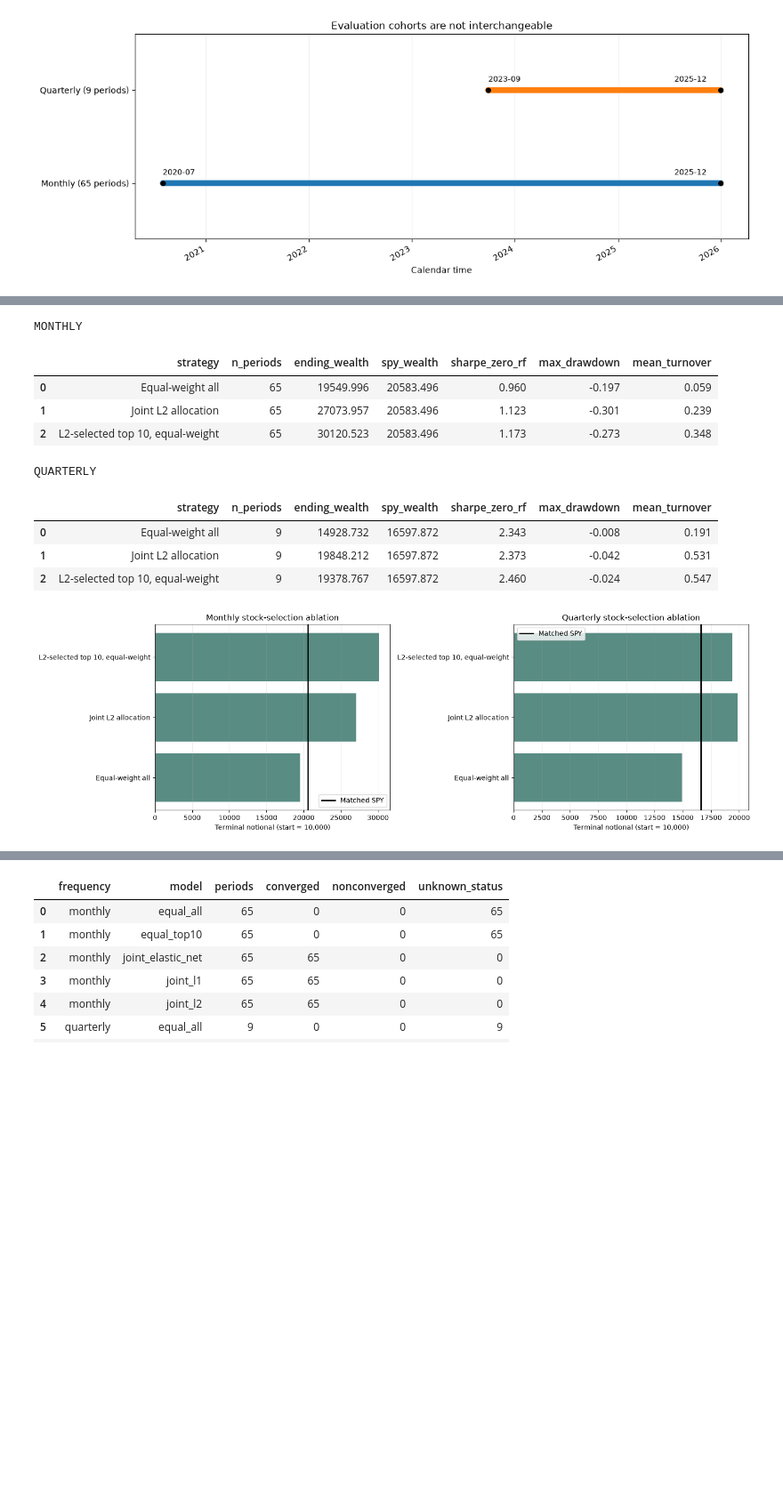
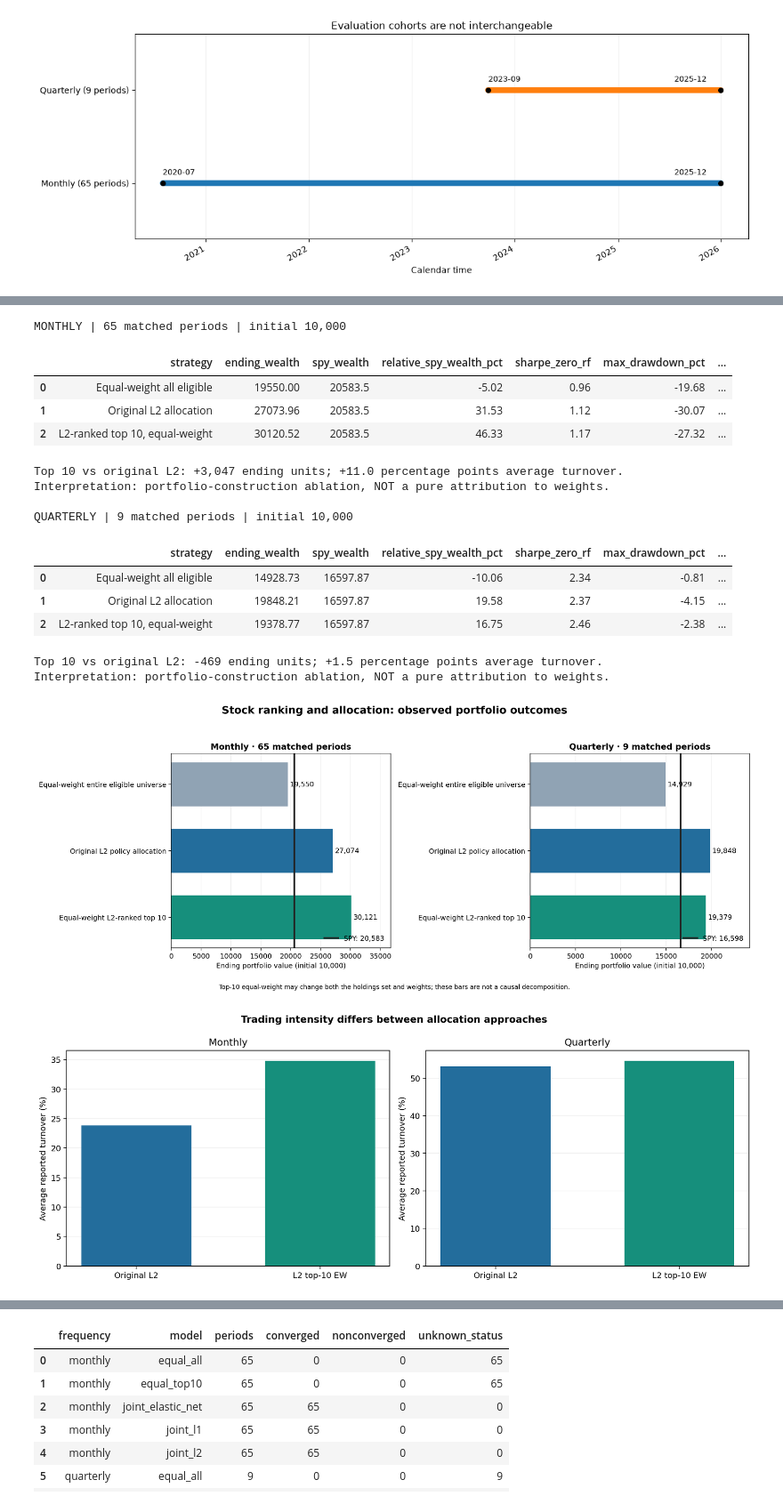
Before and after one commit to tufeiliu/EquityLab-Showcase, a Jupyter notebook: notebooks/01_portfolio_evidence.ipynb, the cells around one changed output, grey strips where cells are left out. Shown at 89% size. Drawn from its saved outputs; the diff is of its cells as text; code cells hidden in the pictures; blank space fills up the shorter version.

```diff
--- a/notebooks/01_portfolio_evidence.ipynb
+++ b/notebooks/01_portfolio_evidence.ipynb
@@ -151,27 +159,45 @@ The equal-weight selected-stock portfolio isolates much of the stock-selection e
 # %%
-selected=selection[selection.model.isin(['equal_all_replay','joint_l2_alloc_replay','joint_l2_top10_ew'])].copy()
-selected['strategy']=selected.model.map({'equal_all_replay':'Equal-weight all','joint_l2_alloc_replay':'Joint L2 allocation','joint_l2_top10_ew':'L2-selected top 10, equal-weight'})
-for f,g in selected.groupby('frequency',sort=False):
-    print(f.upper())
-    display(g[['strategy','n_periods','ending_wealth','spy_wealth','sharpe_zero_rf','max_drawdown','mean_turnover']].round(3).reset_index(drop=True))
-fig,axs=plt.subplots(1,2,figsize=(15,4.8))
-for ax,f in zip(axs,['monthly','quarterly']):
-    g=selected[selected.frequency.eq(f)]
-    ax.barh(g.strategy,g.ending_wealth,color='#598c83')
-    if not g.empty:ax.axvline(g.spy_wealth.iloc[0],color='black',linewidth=2,label='Matched SPY');ax.legend()
-    ax.set(xlabel='Terminal notional (start = 10,000)',title=f'{f.title()} stock-selection ablation')
-    ax.grid(axis='x',alpha=.2)
-fig.tight_layout();plt.show()
+selected = selection[selection.model.isin(['equal_all_replay', 'joint_l2_alloc_replay', 'joint_l2_top10_ew'])].copy()
+labels = {
+    'equal_all_replay': 'Equal-weight all eligible',
+    'joint_l2_alloc_replay': 'Original L2 allocation',
+    'joint_l2_top10_ew': 'L2-ranked top 10, equal-weight'
+}
+selected['strategy'] = selected.model.map(labels)
+selected['mean_turnover_pct'] = 100 * selected.mean_turnover
+selected['max_drawdown_pct'] = 100 * selected.max_drawdown
+selected['relative_spy_wealth_pct'] = 100 * (selected.ending_wealth / selected.spy_wealth - 1)
+for f in ['monthly', 'quarterly']:
+    group = selected[selected.frequency.eq(f)]
+    print(f'\n{f.upper()} | {int(group.n_periods.iloc[0])} matched periods | initial 10,000')
+    display(group[['strategy', 'ending_wealth', 'spy_wealth', 'relative_spy_wealth_pct',
+                   'sharpe_zero_rf', 'max_drawdown_pct', 'mean_turnover_pct']]
+            .round(2).reset_index(drop=True))
+    original = group.loc[group.model.eq('joint_l2_alloc_replay')].iloc[0]
+    top10 = group.loc[group.model.eq('joint_l2_top10_ew')].iloc[0]
+    print(f'Top 10 vs original L2: {top10.ending_wealth-original.ending_wealth:+,.0f} ending units; '
+          f'{100*(top10.mean_turnover-original.mean_turnover):+.1f} percentage points average turnover.')
+    print('Interpretation: portfolio-construction ablation, NOT a pure attribution to weights.')
+
+from IPython.display import Image, display
+display(Image(filename=str(ROOT / 'figures' / 'selection_vs_weighting.png'), width=1100))
+display(Image(filename=str(ROOT / 'figures' / 'selection_turnover_comparison.png'), width=950))
 # %% [output]
-MONTHLY
+MONTHLY | 65 matched periods | initial 10,000
-|  | strategy | n_periods | ending_wealth | spy_wealth | sharpe_zero_rf | max_drawdown | mean_turnover |
-| 0 | Equal-weight all | 65 | 19549.996 | 20583.496 | 0.960 | -0.197 | 0.059 |
-| 1 | Joint L2 allocation | 65 | 27073.957 | 20583.496 | 1.123 | -0.301 | 0.239 |
-| 2 | L2-selected top 10, equal-weight | 65 | 30120.523 | 20583.496 | 1.173 | -0.273 | 0.348 |
+|  | strategy | ending_wealth | spy_wealth | relative_spy_wealth_pct | sharpe_zero_rf | max_drawdown_pct | ... |
+| 0 | Equal-weight all eligible | 19550.00 | 20583.5 | -5.02 | 0.96 | -19.68 | ... |
+| 1 | Original L2 allocation | 27073.96 | 20583.5 | 31.53 | 1.12 | -30.07 | ... |
+| 2 | L2-ranked top 10, equal-weight | 30120.52 | 20583.5 | 46.33 | 1.17 | -27.32 | ... |
-QUARTERLY
+Top 10 vs original L2: +3,047 ending units; +11.0 percentage points average turnover.
+Interpretation: portfolio-construction ablation, NOT a pure attribution to weights.
+
+QUARTERLY | 9 matched periods | initial 10,000
-|  | strategy | n_periods | ending_wealth | spy_wealth | sharpe_zero_rf | max_drawdown | mean_turnover |
-| 0 | Equal-weight all | 9 | 14928.732 | 16597.872 | 2.343 | -0.008 | 0.191 |
-| 1 | Joint L2 allocation | 9 | 19848.212 | 16597.872 | 2.373 | -0.042 | 0.531 |
-| 2 | L2-selected top 10, equal-weight | 9 | 19378.767 | 16597.872 | 2.460 | -0.024 | 0.547 |
+|  | strategy | ending_wealth | spy_wealth | relative_spy_wealth_pct | sharpe_zero_rf | max_drawdown_pct | ... |
+| 0 | Equal-weight all eligible | 14928.73 | 16597.87 | -10.06 | 2.34 | -0.81 | ... |
+| 1 | Original L2 allocation | 19848.21 | 16597.87 | 19.58 | 2.37 | -4.15 | ... |
+| 2 | L2-ranked top 10, equal-weight | 19378.77 | 16597.87 | 16.75 | 2.46 | -2.38 | ... |
+Top 10 vs original L2: -469 ending units; +1.5 percentage points average turnover.
+Interpretation: portfolio-construction ablation, NOT a pure attribution to weights.
-[figure, old version]
+[figure, new version]
+[figure, added]
 # %% [markdown]
```
Also changed, not shown: parts of 11 cells of this notebook, 6 other files.
